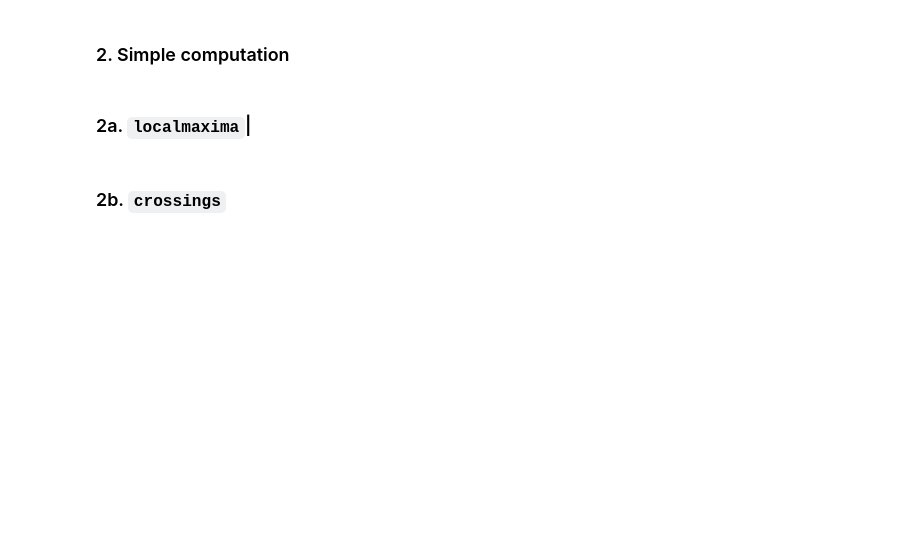
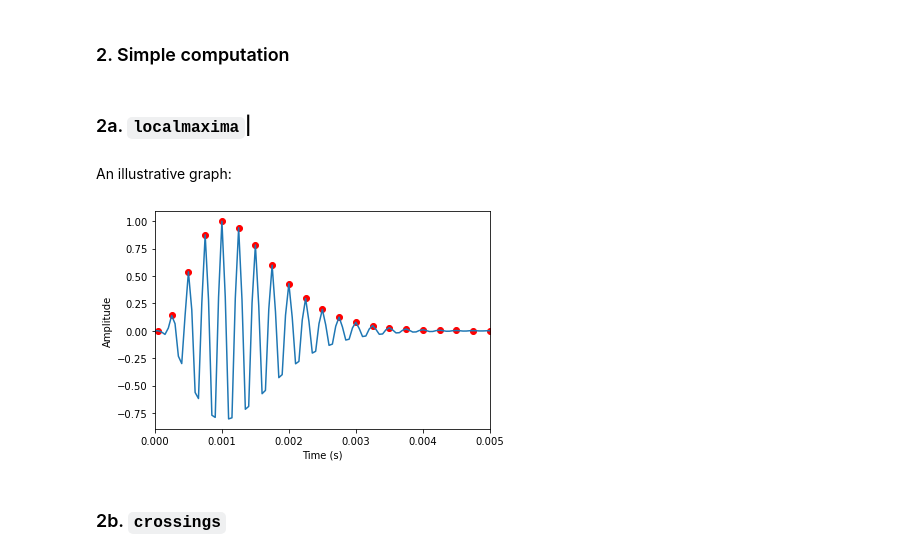
Before and after one commit to johnmays/CSDS_364_HW, a Jupyter notebook: A1/464-A1b-jkm100.ipynb, the cells around one changed output. Drawn from its saved outputs; the diff is of its cells as text; code cells hidden in the pictures; blank space fills up the shorter version.

```diff
--- a/A1/464-A1b-jkm100.ipynb
+++ b/A1/464-A1b-jkm100.ipynb
@@ -59,5 +108,35 @@ gaboro(0.3)
 ### 2. Simple computation
 # %% [markdown]
 ### 2a. `localmaxima`|
+# %%
+def localmaxima(data):
+    local_maxima_indices = []
+    for i in range(len(data)):
+        if i != 0 and i != len(data)-1:
+            if data[i-1] < data[i] and data[i] > data[i+1]:
+                local_maxima_indices.append(i)
+    return local_maxima_indices
+# %% [markdown]
+An illustrative graph:
+# %%
+# First getting the local maxima so I can graph them:
+t_20000Hz = np.linspace(0,1,num=20000*1+1) # 20000Hz denotes sampling rate
+gammatone_vals = gammatone(t_20000Hz, f=4000.0)
+
+local_maxima_indices = localmaxima(gammatone_vals)
+local_maxima_times = []
+local_maxima_values = []
+for index in local_maxima_indices:
+    local_maxima_times.append(t_20000Hz[index])
+    local_maxima_values.append(gammatone_vals[index])
+
+plt.plot(t_20000Hz, gammatone_vals)
+plt.scatter(local_maxima_times, local_maxima_values, c='#ff0000')
+plt.ylabel("Amplitude")
+plt.xlabel("Time (s)")
+plt.xlim((0, 0.005))
+plt.show()
+# %% [output]
+[figure, added]
 # %% [markdown]
 ### 2b. `crossings`
```
Also changed, not shown: parts of 16 cells of this notebook, 1 other file.
